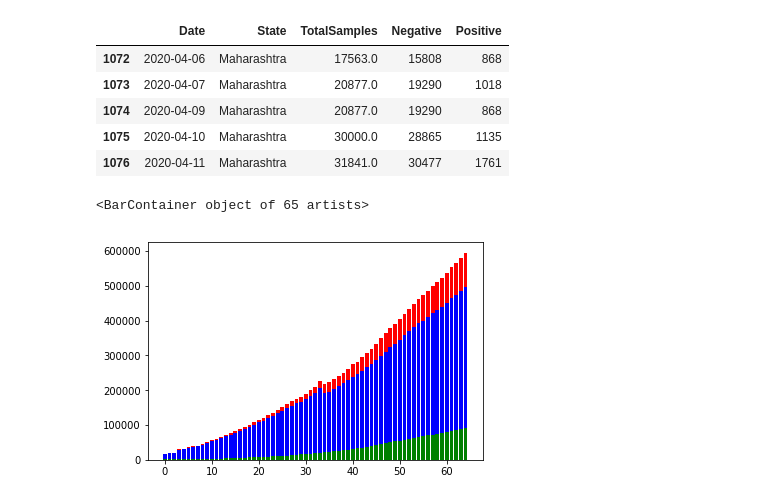
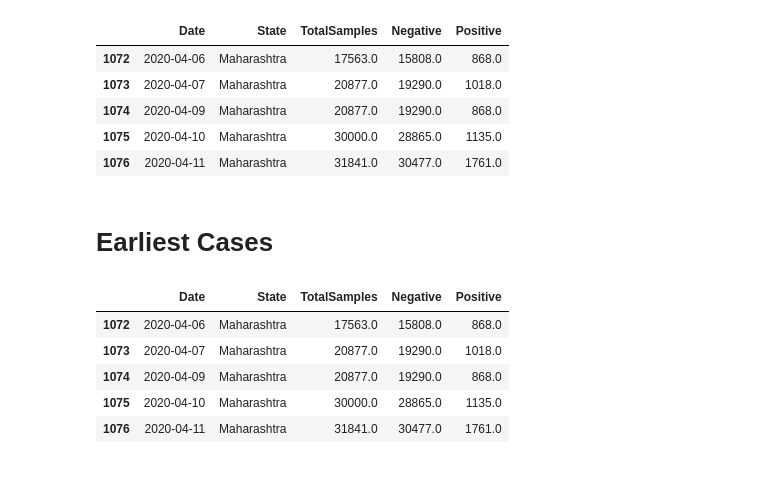
Before and after one commit to harshagr18/Covid-19Visualistaion, a Jupyter notebook: Covid-19Visualisation.ipynb, the cells around one changed output. Saved outputs shown, nothing was run; the diff lists cells and outputs as text; code cells hidden in the pictures; blank space fills up the shorter version.

```diff
--- a/Covid-19Visualisation.ipynb
+++ b/Covid-19Visualisation.ipynb
@@ -8,25 +11,13 @@ from sklearn.metrics import accuracy_score
 # %%
 data = pd.read_csv("covidDataset.csv")
 df = pd.DataFrame(data)
-df = df.replace(np.nan,'',regex=True)
 df = df[df.State == 'Maharashtra']
 df = df.iloc[1:,:]
-df[:5]
+df.head()
 # %% [output]
 |  | Date | State | TotalSamples | Negative | Positive |
-| 1072 | 2020-04-06 | Maharashtra | 17563.0 | 15808 | 868 |
-| 1073 | 2020-04-07 | Maharashtra | 20877.0 | 19290 | 1018 |
-| 1074 | 2020-04-09 | Maharashtra | 20877.0 | 19290 | 868 |
-| 1075 | 2020-04-10 | Maharashtra | 30000.0 | 28865 | 1135 |
-| 1076 | 2020-04-11 | Maharashtra | 31841.0 | 30477 | 1761 |
+| 1072 | 2020-04-06 | Maharashtra | 17563.0 | 15808.0 | 868.0 |
+| 1073 | 2020-04-07 | Maharashtra | 20877.0 | 19290.0 | 1018.0 |
+| 1074 | 2020-04-09 | Maharashtra | 20877.0 | 19290.0 | 868.0 |
+| 1075 | 2020-04-10 | Maharashtra | 30000.0 | 28865.0 | 1135.0 |
+| 1076 | 2020-04-11 | Maharashtra | 31841.0 | 30477.0 | 1761.0 |
-# %%
-index = []
-for i in range(df.shape[0]):
-    index.append(i)
-
-plt.bar(index,df.TotalSamples, color='r',label="Total Samples")
-plt.bar(index, df.Negative,color='b',label="Negative")
-plt.bar(index, df.Positive,color='g',label="Positive")
-# %% [output]
-<BarContainer object of 65 artists>
-[figure, removed]
@@ -39,0 +28,11 @@ svc.fit(Xtrain,Ytrain)
+# %% [markdown]
+# Earliest Cases
+# %%
+df.head()
+# %% [output]
+|  | Date | State | TotalSamples | Negative | Positive |
+| 1072 | 2020-04-06 | Maharashtra | 17563.0 | 15808.0 | 868.0 |
+| 1073 | 2020-04-07 | Maharashtra | 20877.0 | 19290.0 | 1018.0 |
+| 1074 | 2020-04-09 | Maharashtra | 20877.0 | 19290.0 | 868.0 |
+| 1075 | 2020-04-10 | Maharashtra | 30000.0 | 28865.0 | 1135.0 |
+| 1076 | 2020-04-11 | Maharashtra | 31841.0 | 30477.0 | 1761.0 |
```
Also changed, not shown: parts of 19 cells of this notebook.
